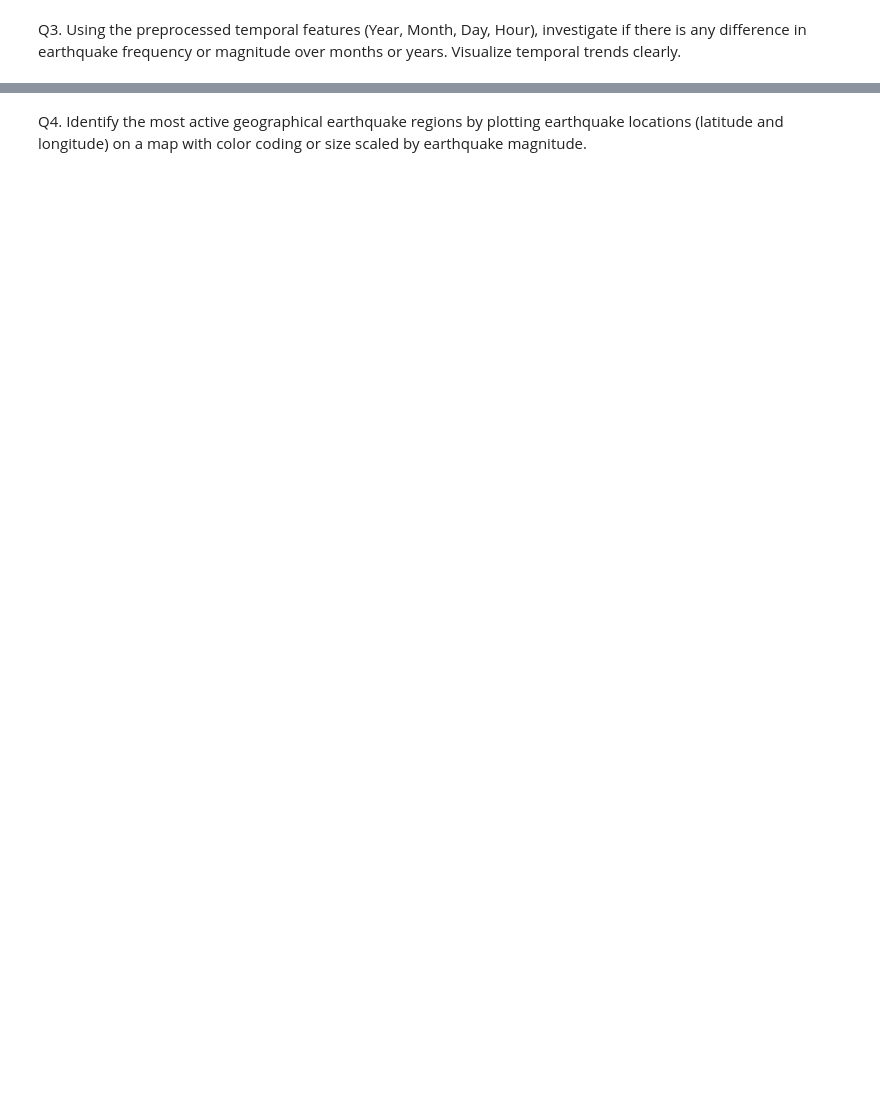
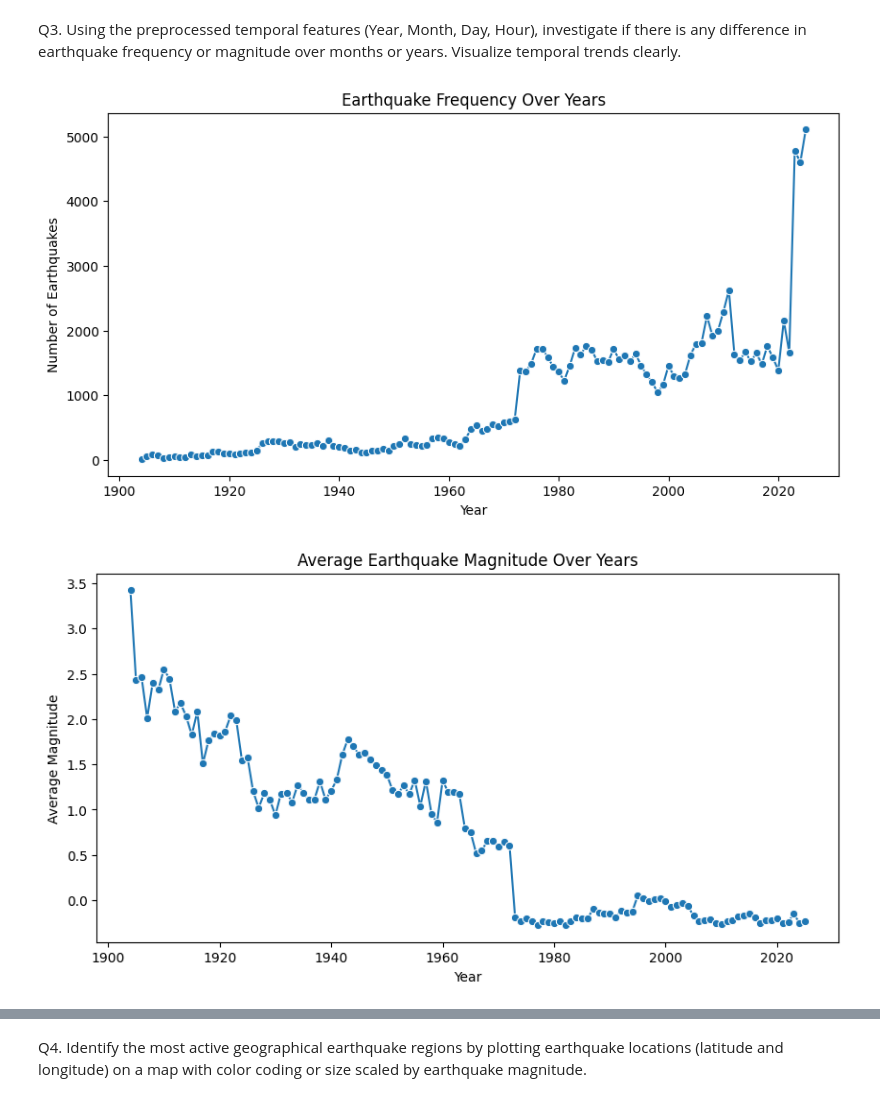
Before and after one commit to ImpactsenseAI-Intern-Project-OCT25/impactsenseAI-Infosys-Intern-project, a Jupyter notebook: milestone_1/week_2/Day_9/Assignment_1.ipynb, the cells around one changed output, grey strips where cells are left out. Saved outputs shown, nothing was run; the diff lists cells and outputs as text; code cells hidden in the pictures; blank space fills up the shorter version.

```diff
--- a/milestone_1/week_2/Day_9/Assignment_1.ipynb
+++ b/milestone_1/week_2/Day_9/Assignment_1.ipynb
@@ -9,2 +42,43 @@ Q2. Explore the relationship between earthquake depth (depth) and magnitude (mag
 # %% [markdown]
 Q3. Using the preprocessed temporal features (Year, Month, Day, Hour), investigate if there is any difference in earthquake frequency or magnitude over months or years. Visualize temporal trends clearly.
+# %%
+yearly_counts = data.groupby('Year').size().reset_index(name='Count')
+
+# Average magnitude per year
+yearly_mag = data.groupby('Year')['mag'].mean().reset_index(name='Avg_Magnitude')
+
+# Yearly trends
+plt.figure(figsize=(10,5))
+sns.lineplot(x='Year', y='Count', data=yearly_counts, marker='o')
+plt.title('Earthquake Frequency Over Years')
+plt.xlabel('Year')
+plt.ylabel('Number of Earthquakes')
+plt.show()
+
+plt.figure(figsize=(10,5))
+sns.lineplot(x='Year', y='Avg_Magnitude', data=yearly_mag, marker='o')
+plt.title('Average Earthquake Magnitude Over Years')
+plt.xlabel('Year')
+plt.ylabel('Average Magnitude')
+plt.show()
+
+# Monthly trends
+monthly_counts = data.groupby('Month').size().reset_index(name='Count')
+monthly_mag = data.groupby('Month')['mag'].mean().reset_index(name='Avg_Magnitude')
+
+plt.figure(figsize=(10,5))
+sns.barplot(x='Month', y='Count', data=monthly_counts)
+plt.title('Earthquake Frequency Across Months')
+plt.xlabel('Month')
+plt.ylabel('Number of Earthquakes')
+plt.show()
+
+plt.figure(figsize=(10,5))
+sns.barplot(x='Month', y='Avg_Magnitude', data=monthly_mag)
+plt.title('Average Earthquake Magnitude Across Months')
+plt.xlabel('Month')
+plt.ylabel('Average Magnitude')
+plt.show()
+# %% [output]
+[figure, added]
+[figure, added]
```
Also changed, not shown: parts of 5 cells of this notebook.
